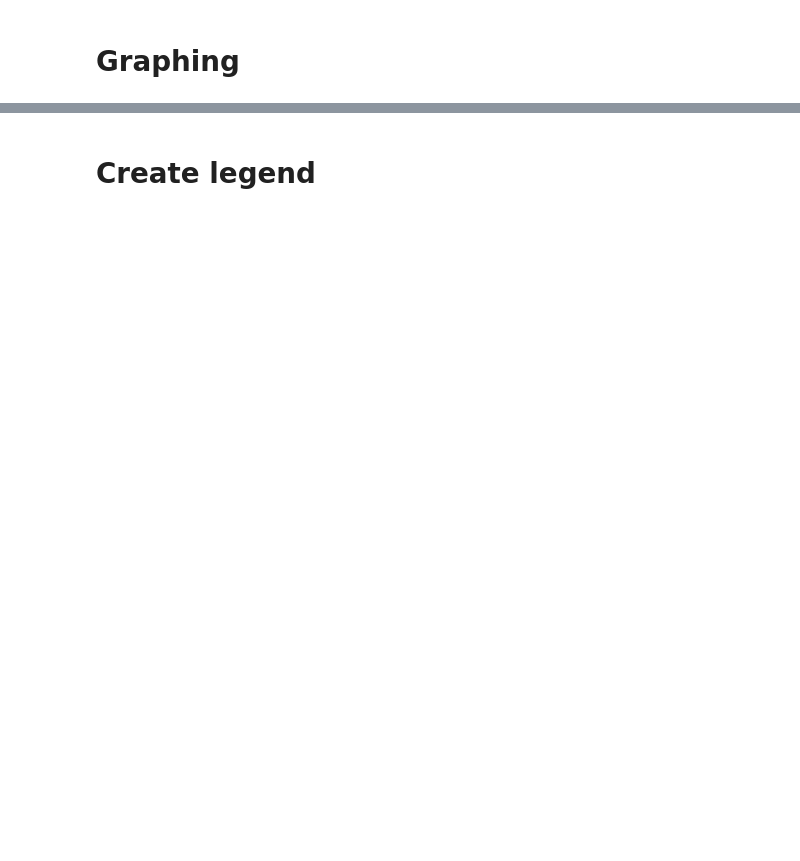
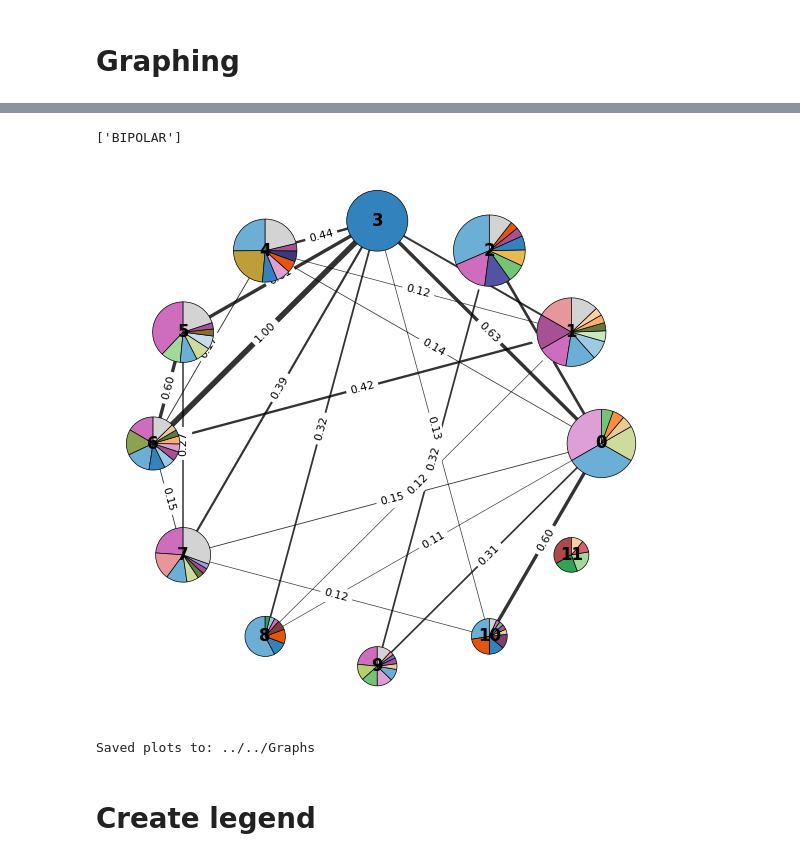
Before and after one commit to Monomanae/DDBC-hypergraph, a Jupyter notebook: Methods/DDBC/community_pie_chart_multiple.ipynb, the cells around one changed output, grey strips where cells are left out. Cells and saved outputs as stored; diff of their text form; code cells hidden in the pictures; blank space fills up the shorter version.

```diff
--- a/Methods/DDBC/community_pie_chart_multiple.ipynb
+++ b/Methods/DDBC/community_pie_chart_multiple.ipynb
@@ -24,5 +22,6 @@ print(DISEASE_list)
 # %%
-DISEASE_list = ["BIPOLAR","SCHIZOPHRENIA"]
+# DISEASE_list = ['BIPOLAR', 'SCHIZOPHRENIA', 'LEUKEMIA', 'PARKINSON', 'DIABETES', 'BREASTCANCER']
+DISEASE_list = [DISEASE]
 # %%
 disease_to_comm_dgidb_gene_count = {}
 # %%
@@ -374,25 +340,30 @@ Global major categories: 29
 # %%
 combined = list(plt.get_cmap("tab20b").colors) + list(plt.get_cmap("tab20c").colors)
 color_map = {cat: combined[i % len(combined)] for i, cat in enumerate(major)}
+# %%
+DISEASE_list
+# %% [output]
+['BIPOLAR']
 # %%
 used_other_any = False
-
 for (DISEASE, sim, cat_by_comm, sizes, num_dgidb_genes, pcts) in zip(DISEASE_list, sims, cat_dicts, sizes_list, num_dgidb_genes_dict,percentage_involved_dict):
-    print(DISEASE)
     used_other = plot_community_graph_circular(
         sim_matrix=sim,
         category_count_by_comm=cat_by_comm,
         major=major,
         color_map=color_map,
         threshold=0.1,
         community_sizes=sizes,
         pct_threshold=pct_threshold,
         show_legend=False,
-        save_path= f"{graph_dir}/{DISEASE}/community_detection_result_new.png",
+        # save_path= f"{graph_dir}/{DISEASE}/community_detection_result_new.png"
     )
     used_other_any = used_other_any or used_other
 
-# print("Saved plots to:", graph_dir)
+print("Saved plots to:", graph_dir)
+# %% [output]
+[figure, added]
+Saved plots to: ../../Graphs
 # %% [markdown]
 # Create legend
 # %%
```
Also changed, not shown: parts of 14 cells of this notebook, 21 other files.
